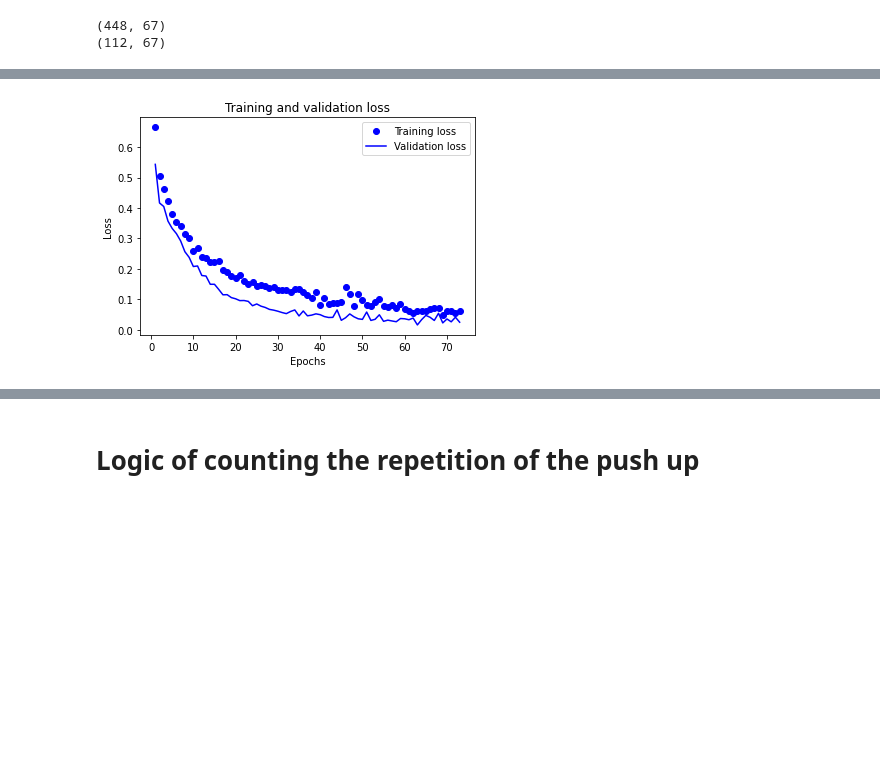
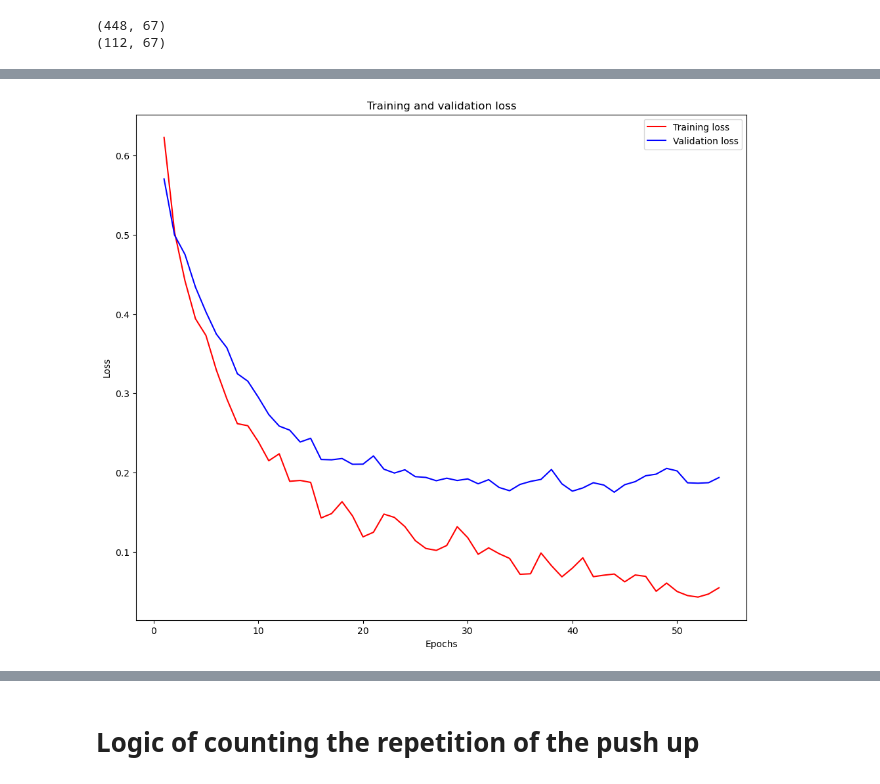
Before and after one commit to chuansate/HealthCV, a Jupyter notebook: PushUp_ReadyPose_Classification.ipynb, the cells around one changed output, grey strips where cells are left out. Saved outputs shown, nothing was run; the diff lists cells and outputs as text; code cells hidden in the pictures; blank space fills up the shorter version.

```diff
--- a/PushUp_ReadyPose_Classification.ipynb
+++ b/PushUp_ReadyPose_Classification.ipynb
@@ -339,16 +339,8 @@ y_test = np.array(test_df.pop("Class"))
 X_test = np.array(test_df)
 # %%
 model = keras.Sequential([
-      keras.layers.Dense(128, activation='relu', input_shape=(X_train.shape[-1],)),
-      keras.layers.Dropout(0.5),
+    keras.layers.Dense(128, activation='relu', input_shape=(X_train.shape[-1],)),
+    keras.layers.Dropout(0.5),
     keras.layers.Dense(64),
-      keras.layers.Dense(1, activation='sigmoid')
+    keras.layers.Dense(1, activation='sigmoid')
 ])
-
-model.compile(
-    optimizer=keras.optimizers.Adam(learning_rate=1e-3),
-    loss=keras.losses.BinaryCrossentropy(),
-    metrics="accuracy"
-)
-
-model.summary()
@@ -377,4 +352,20 @@ early_stopping = tf.keras.callbacks.EarlyStopping(
     monitor='val_loss',
     verbose=1,
     patience=10,
-    restore_best_weights=True)
+    restore_best_weights=True
+)
+
+lr_schedule = keras.optimizers.schedules.ExponentialDecay(
+    initial_learning_rate=1e-3,
+    decay_steps=10000,
+    decay_rate=0.90
+)
+Adam_optimizer = keras.optimizers.Adam(learning_rate=lr_schedule)
+
+model.compile(
+    optimizer=Adam_optimizer,
+    loss=keras.losses.BinaryCrossentropy(),
+    metrics="accuracy"
+)
+
+model.summary()
@@ -418,22 +427,22 @@ Test loss: 0.05248880386352539
 # %%
 history_dict = history.history
 acc = history_dict['accuracy']
 val_acc = history_dict['val_accuracy']
 loss = history_dict['loss']
 val_loss = history_dict['val_loss']
 
 epochs = range(1, len(acc) + 1)
 
 # "bo" is for "blue dot"
-plt.plot(epochs, loss, 'bo', label='Training loss')
+plt.plot(epochs, loss, 'r', label='Training loss')
 # b is for "solid blue line"
 plt.plot(epochs, val_loss, 'b', label='Validation loss')
 plt.title('Training and validation loss')
 plt.xlabel('Epochs')
 plt.ylabel('Loss')
 plt.legend()
 
 plt.show()
 # %% [output]
-[figure, old version]
+[figure, new version]
 # %%
```
Also changed, not shown: parts of 6 cells of this notebook, 1 other file.
